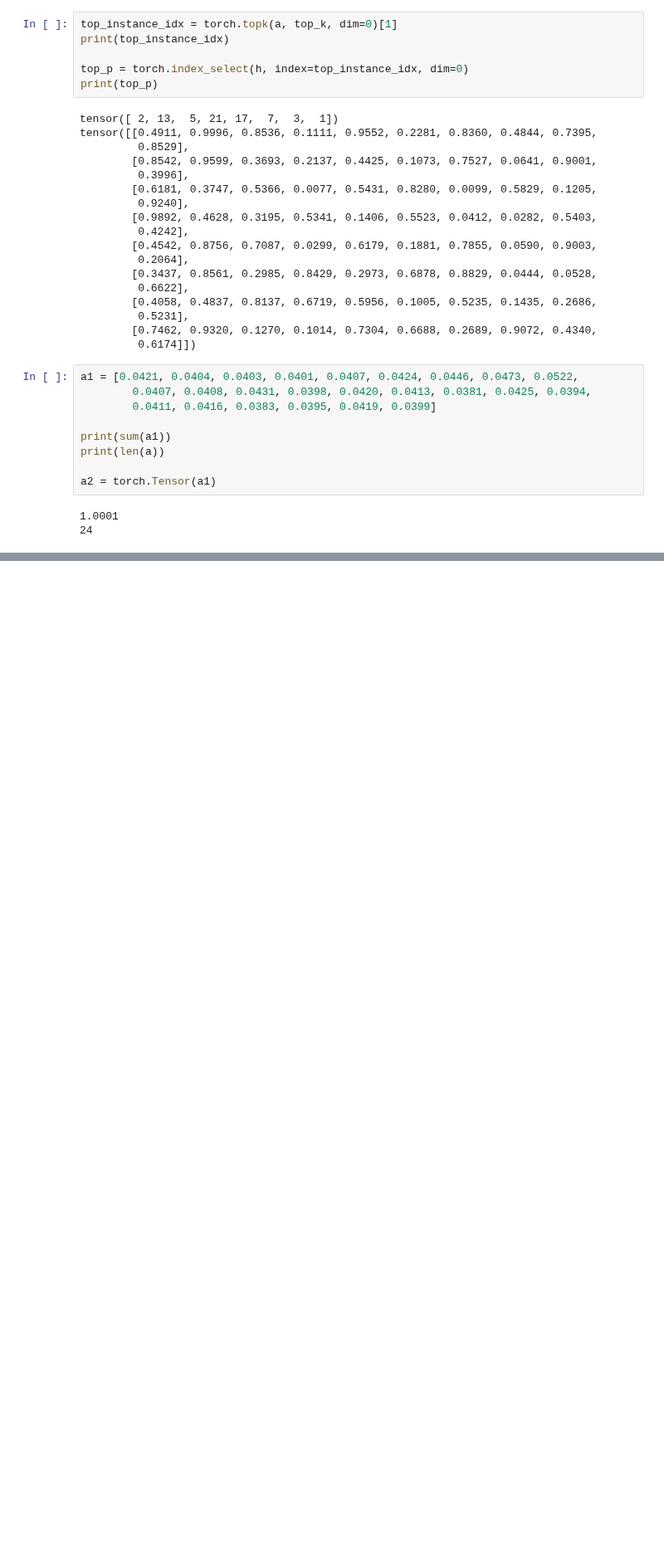
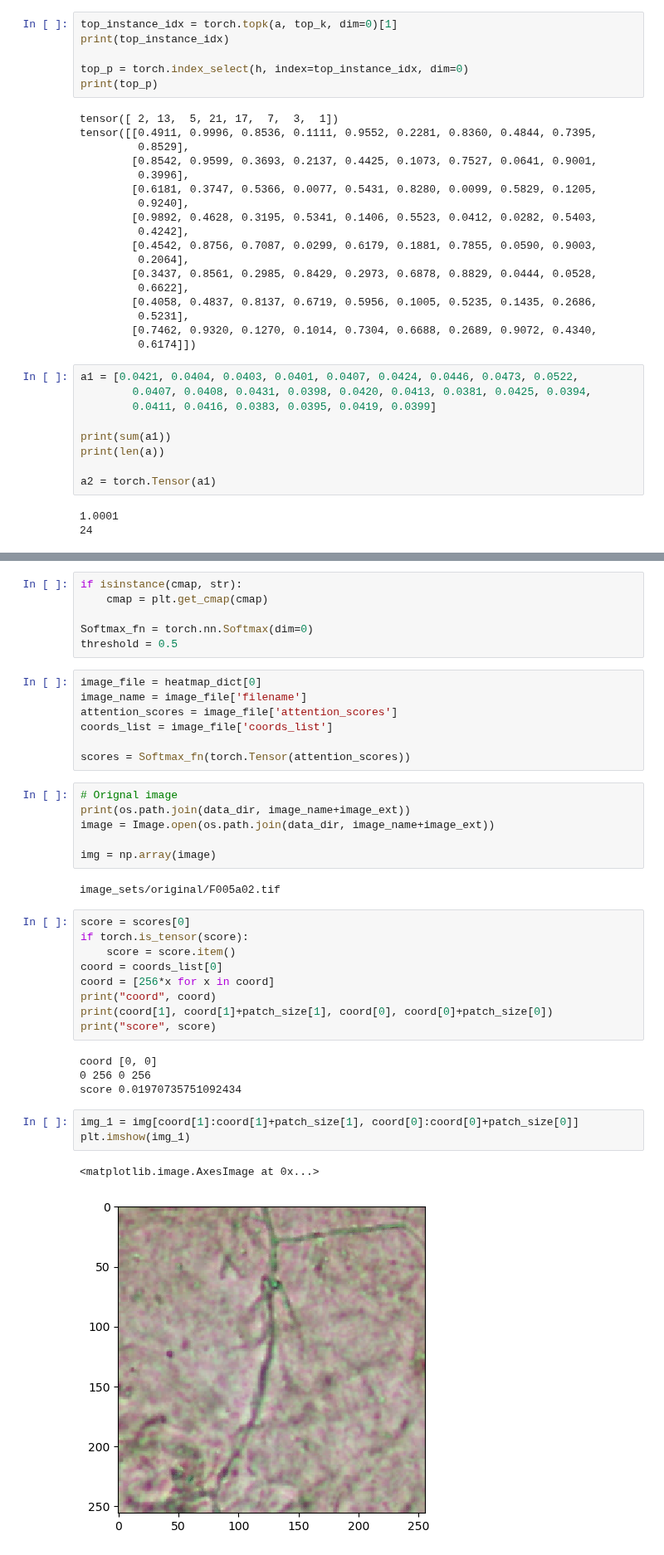
Before and after one commit to AshrithSagar/CLAM-Fungal, a Jupyter notebook: test_1.ipynb, the cells around one changed output, grey strips where cells are left out. Shown at 83% size. Drawn from its saved outputs; the diff is of its cells as text; blank space fills up the shorter version.

```diff
--- a/test_1.ipynb
+++ b/test_1.ipynb
@@ -332,0 +367,40 @@ tensor([ 8,  7,  6, 11, 16,  5,  0, 13])
+# %%
+if isinstance(cmap, str):
+    cmap = plt.get_cmap(cmap)
+
+Softmax_fn = torch.nn.Softmax(dim=0)
+threshold = 0.5
+# %%
+image_file = heatmap_dict[0]
+image_name = image_file['filename']
+attention_scores = image_file['attention_scores']
+coords_list = image_file['coords_list']
+
+scores = Softmax_fn(torch.Tensor(attention_scores))
+# %%
+# Orignal image
+print(os.path.join(data_dir, image_name+image_ext))
+image = Image.open(os.path.join(data_dir, image_name+image_ext))
+
+img = np.array(image)
+# %% [output]
+image_sets/original/F005a02.tif
+# %%
+score = scores[0]
+if torch.is_tensor(score):
+    score = score.item()
+coord = coords_list[0]
+coord = [256*x for x in coord]
+print("coord", coord)
+print(coord[1], coord[1]+patch_size[1], coord[0], coord[0]+patch_size[0])
+print("score", score)
+# %% [output]
+coord [0, 0]
+0 256 0 256
+score 0.01970735751092434
+# %%
+img_1 = img[coord[1]:coord[1]+patch_size[1], coord[0]:coord[0]+patch_size[0]]
+plt.imshow(img_1)
+# %% [output]
+<matplotlib.image.AxesImage at 0x...>
+[figure, added]
```
Also changed, not shown: parts of 7 cells of this notebook, 5 other files.
